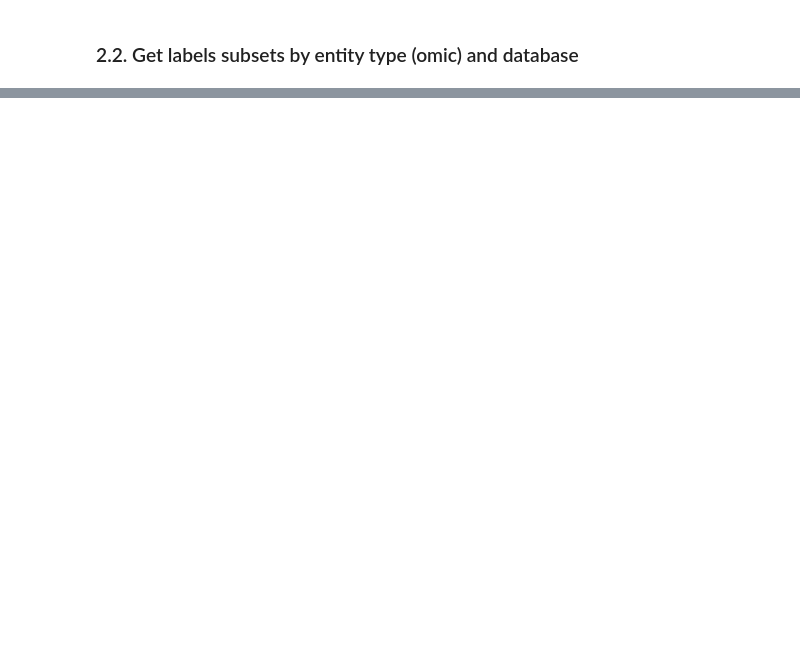
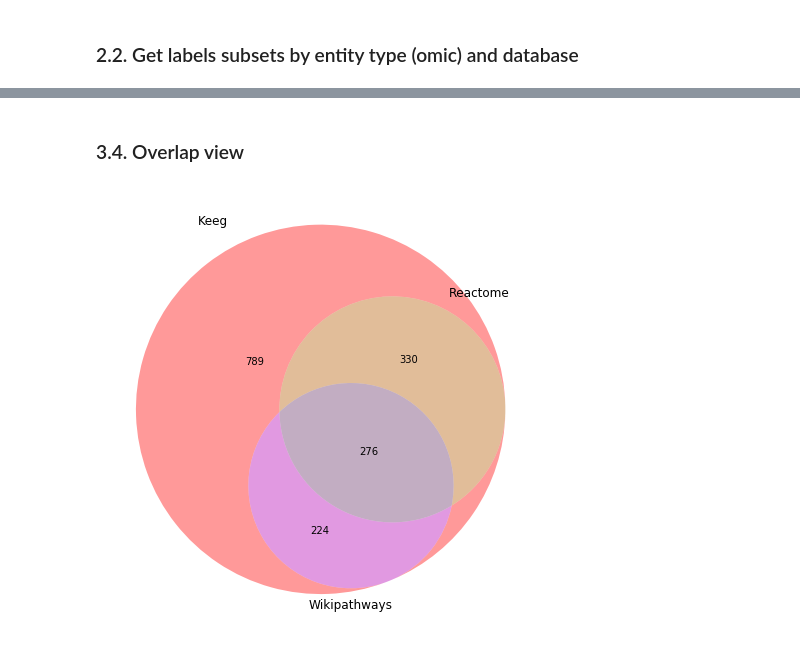
Before and after one commit to multipaths/Results, a Jupyter notebook: notebooks/random_cross_validation/by_db_validation/kegg/ValidationSet3_kegg.ipynb, the cells around one changed output, grey strips where cells are left out. Drawn from its saved outputs; the diff is of its cells as text; code cells hidden in the pictures; blank space fills up the shorter version.

```diff
--- a/notebooks/random_cross_validation/by_db_validation/kegg/ValidationSet3_kegg.ipynb
+++ b/notebooks/random_cross_validation/by_db_validation/kegg/ValidationSet3_kegg.ipynb
@@ -251,5 +212,5 @@ micrornas_mapping
 # %%
 background_entites_by_db = {db : set(itertools.chain.from_iterable(entities.values())) for db, entities in bg_labels_from_pathmeuniverse_by_db_and_omic.items()}
-mapping_by_db, _, _ = get_mapping_subsets(background_entites_by_db, dataset3_all_labels, 'database', mirnas=mirnas, submapping = background_labels, mirnas_mapping = micrornas_mapping, percentage_reference_labels = True)
+mapping_by_db, _, _ = get_mapping_subsets(background_entites_by_db, dataset3_all_labels, 'database', mirnas=mirnas_dataset, submapping = background_labels, mirnas_mapping = micrornas_mapping, percentage_reference_labels = True)
 # %% [output]
 Mapping by database:
@@ -425,0 +251,8 @@ with open('metrics_set3_kegg_by_entity.txt', 'w') as outfile:
+# %% [markdown]
+### 3.4. Overlap view
+# %%
+db_intersections = get_three_venn_intersections(mapping_by_db['kegg'][0], mapping_by_db['reactome'][0], mapping_by_db['wikipathways'][0])
+
+show_venn_diagram(db_intersections)
+# %% [output]
+[figure, added]
```
Also changed, not shown: parts of 106 cells of this notebook, 3 other files.
